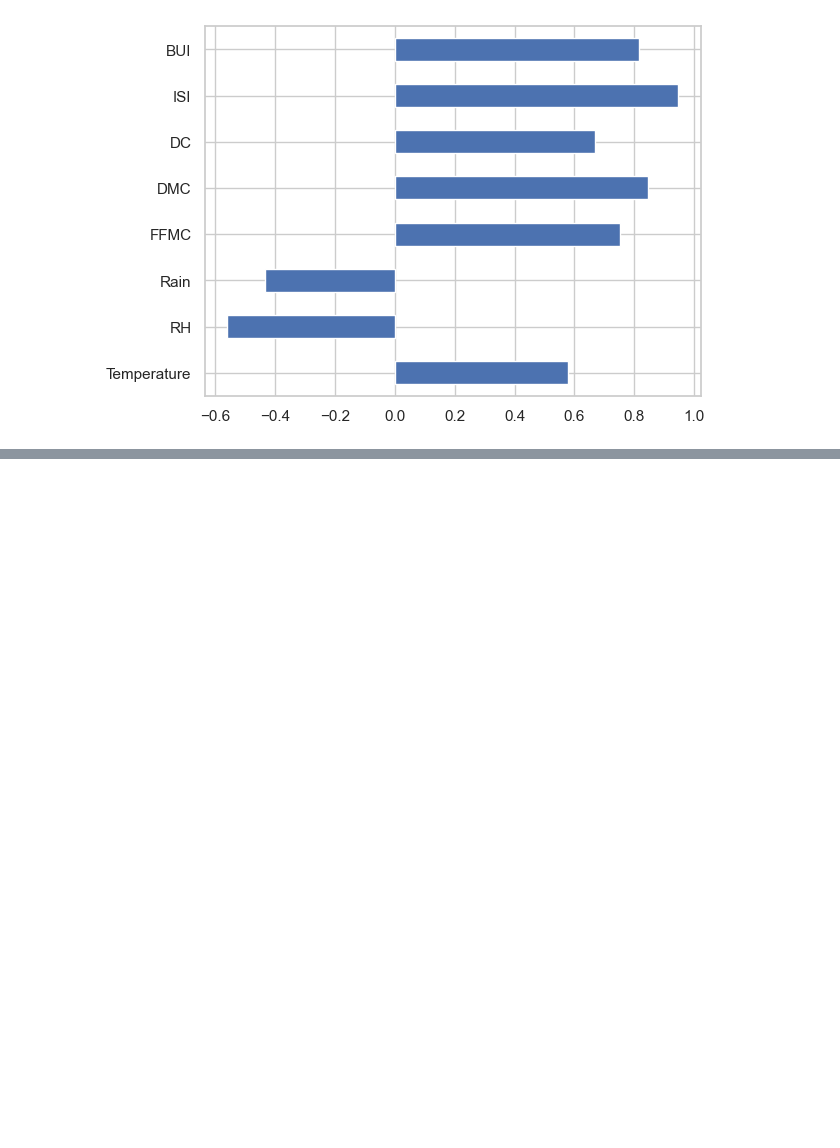
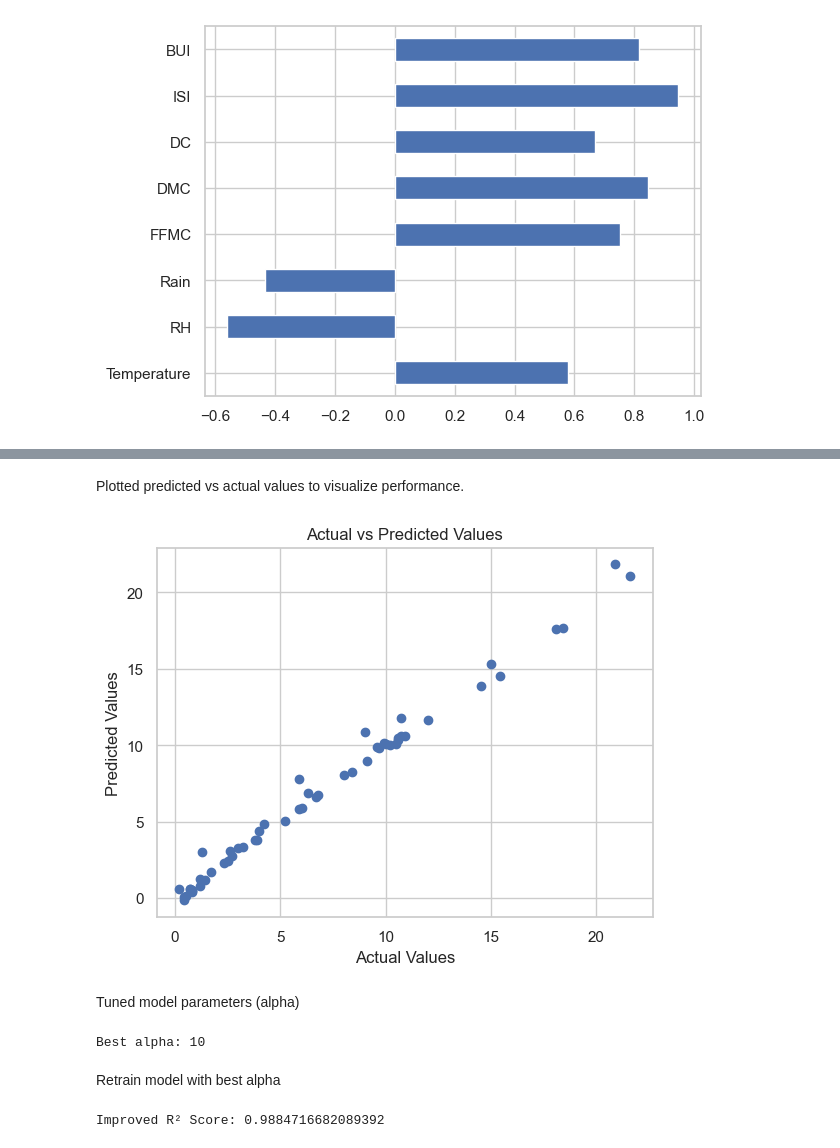
Before and after one commit to Aspire-Infolabs/FWI_Prediction_Batch8, a Jupyter notebook: FWI_Prediction_Modules.ipynb, the cells around one changed output, grey strips where cells are left out. Cells and saved outputs as stored; diff of their text form; code cells hidden in the pictures; blank space fills up the shorter version.

```diff
--- a/FWI_Prediction_Modules.ipynb
+++ b/FWI_Prediction_Modules.ipynb
@@ -512,0 +518,30 @@ comparison
+# %%
+import numpy as np
+import matplotlib.pyplot as plt
+
+from sklearn.metrics import mean_absolute_error, mean_squared_error, r2_score
+from sklearn.linear_model import Ridge
+from sklearn.model_selection import GridSearchCV
+
+corr = df.corr(numeric_only=True)['FWI']
+selected= corr[abs(corr) >= 0.3]
+if 'Ws' not in selected.index:
+    selected.loc['Ws'] = corr['Ws']
+X = df[selected.index.drop('FWI')]
+y = df['FWI']
+X_train, X_test, y_train, y_test = train_test_split(X, y, test_size=0.3, random_state=42)
+
+with open("scaler.pkl", "rb") as file:
+    scaler = pickle.load(file)
+
+#Dropping non-numeric or irrelevant columns
+cols_to_drop = ['Region', 'day', 'month', 'year']
+
+X_train_scaled = scaler.transform(X_train)
+X_test_scaled  = scaler.transform(X_test)
+
+ridge = Ridge(alpha=1.0)
+ridge.fit(X_train, y_train)
+
+y_train_pred = ridge.predict(X_train)
+y_test_pred = ridge.predict(X_test)
@@ -512,0 +567,33 @@ comparison
+# %% [markdown]
+ Plotted predicted vs actual values to visualize performance.
+# %%
+plt.figure()
+plt.scatter(y_test, y_test_pred)
+plt.xlabel("Actual Values")
+plt.ylabel("Predicted Values")
+plt.title("Actual vs Predicted Values")
+plt.show()
+# %% [output]
+[figure, added]
+# %% [markdown]
+ Tuned model parameters (alpha)
+# %%
+params = {'alpha': [0.01, 0.1, 1, 10, 100]}
+
+grid = GridSearchCV(Ridge(), params, cv=5, scoring='r2')
+grid.fit(X_train, y_train)
+
+print("Best alpha:", grid.best_params_['alpha'])
+# %% [output]
+Best alpha: 10
+# %% [markdown]
+Retrain model with best alpha
+# %%
+best_ridge = Ridge(alpha=grid.best_params_['alpha'])
+best_ridge.fit(X_train, y_train)
+
+y_test_pred = best_ridge.predict(X_test)
+
+print("Improved R² Score:", r2_score(y_test, y_test_pred))
+# %% [output]
+Improved R² Score: 0.9884716682089392
```
Also changed, not shown: parts of 30 cells of this notebook, 1 other file.
